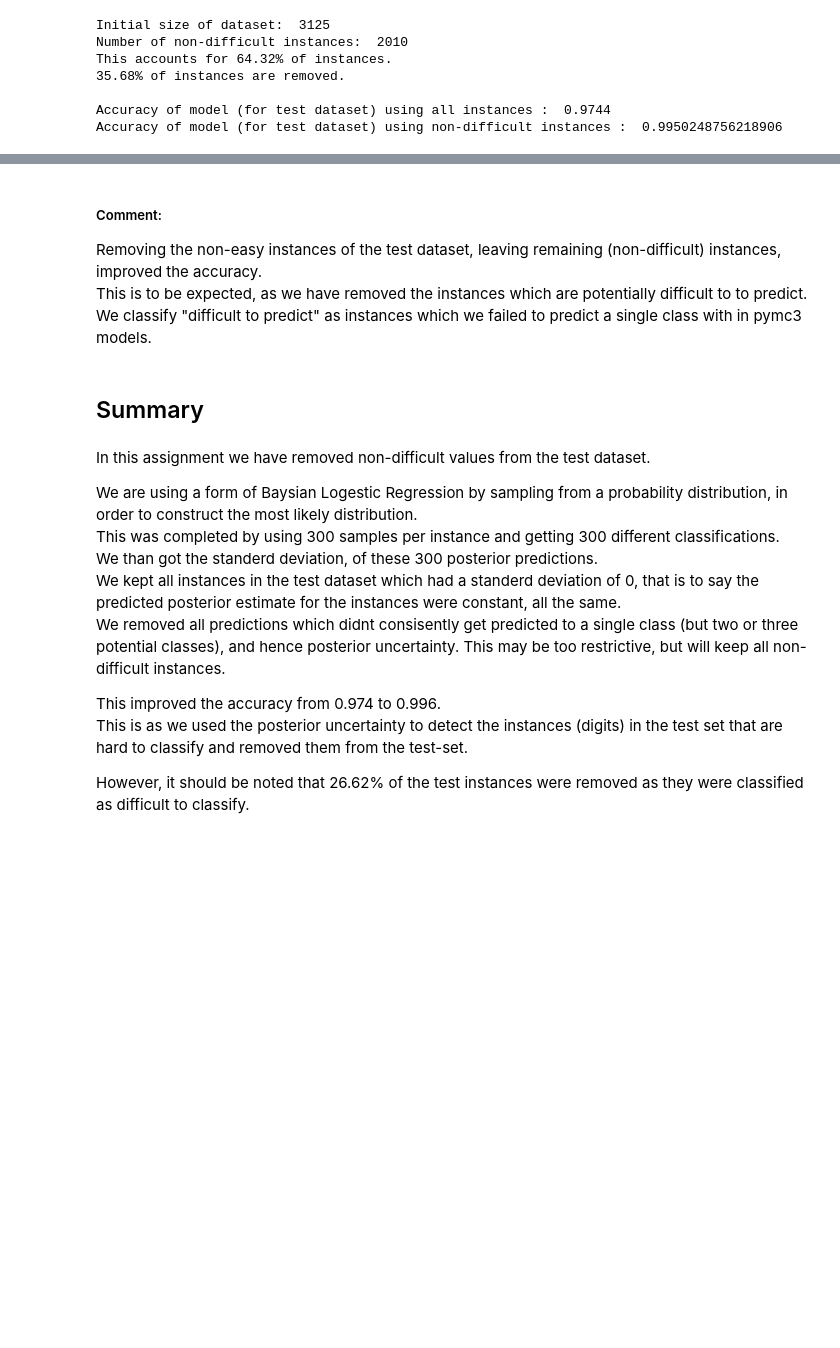
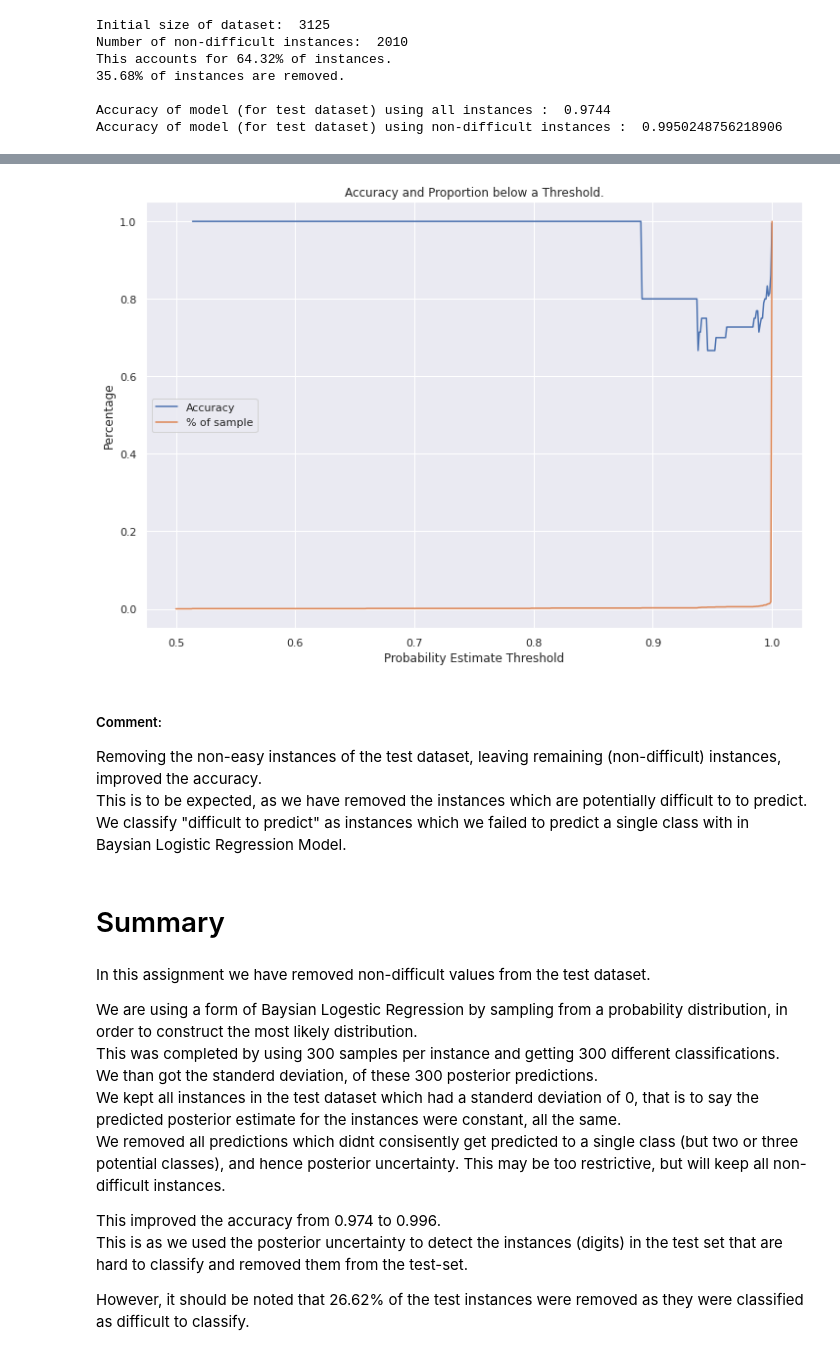
Before and after one commit to ET5003-Group1/ET5003, a Jupyter notebook: Etivity_1_DaireCampbell_20156952.ipynb, the cells around one changed output, grey strips where cells are left out. Drawn from its saved outputs; the diff is of its cells as text; code cells hidden in the pictures; blank space fills up the shorter version.

```diff
--- a/Etivity_1_DaireCampbell_20156952.ipynb
+++ b/Etivity_1_DaireCampbell_20156952.ipynb
@@ -885,10 +905,41 @@ Accuracy of model (for test dataset) using non-difficult instances :  0.99502487
+# %%
+# Here we check the accuracy of prediction per probability thresholds.
+
+# Step in probability
+step = 0.001
+
+# Range between Probability estimates of 0.5 and 1.
+confidence_ranges = np.arange(0.5, 1+step, step)
+
+accuracy_l = []
+count_perc_l = []
+
+for con_r in confidence_ranges:
+    # Filter to apply to data
+    # For each step we only care about the probability below this probability
+    filt = maximum_prob <= float(con_r)
+
+    # Store the accuracy and counts
+    accuracy_l +=[accuracy_score(y_pred_log[filt], y_test_easy[filt])]
+    count_perc_l +=[len(y_pred_log[filt])/len(y_pred_log)]
+
+
+plt.plot(confidence_ranges, accuracy_l, label='Accuracy')
+plt.plot(confidence_ranges, count_perc_l, label='% of sample')
+plt.legend(loc='best')
+plt.title(f"Accuracy and Proportion below a Threshold.")
+plt.xlabel("Probability Estimate Threshold")
+plt.ylabel("Percentage")
+plt.show()
+# %% [output]
+[figure, added]
 # %% [markdown]
 ##### Comment:
 Removing the non-easy instances of the test dataset, leaving remaining (non-difficult) instances, improved the accuracy.
 This is to be expected, as we have removed the instances which are potentially difficult to to predict.
-We classify "difficult to predict" as instances which we failed to predict a single class with in pymc3 models.
+We classify "difficult to predict" as instances which we failed to predict a single class with in Baysian Logistic Regression Model.
 # %% [markdown]
-## Summary
+# Summary
 # %% [markdown]
 In this assignment we have removed non-difficult values from the test dataset.
 
```
Also changed, not shown: parts of 9 cells of this notebook.
